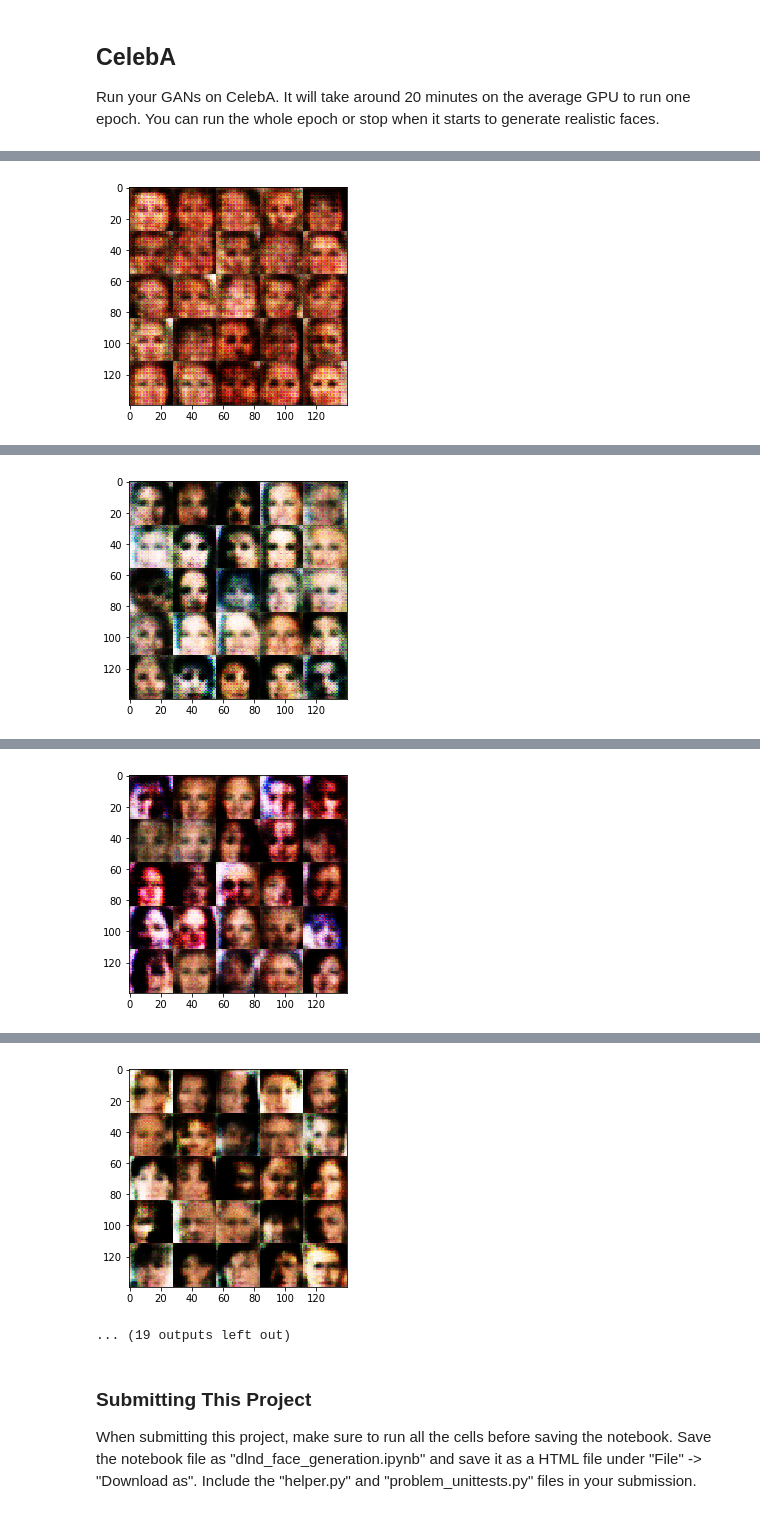
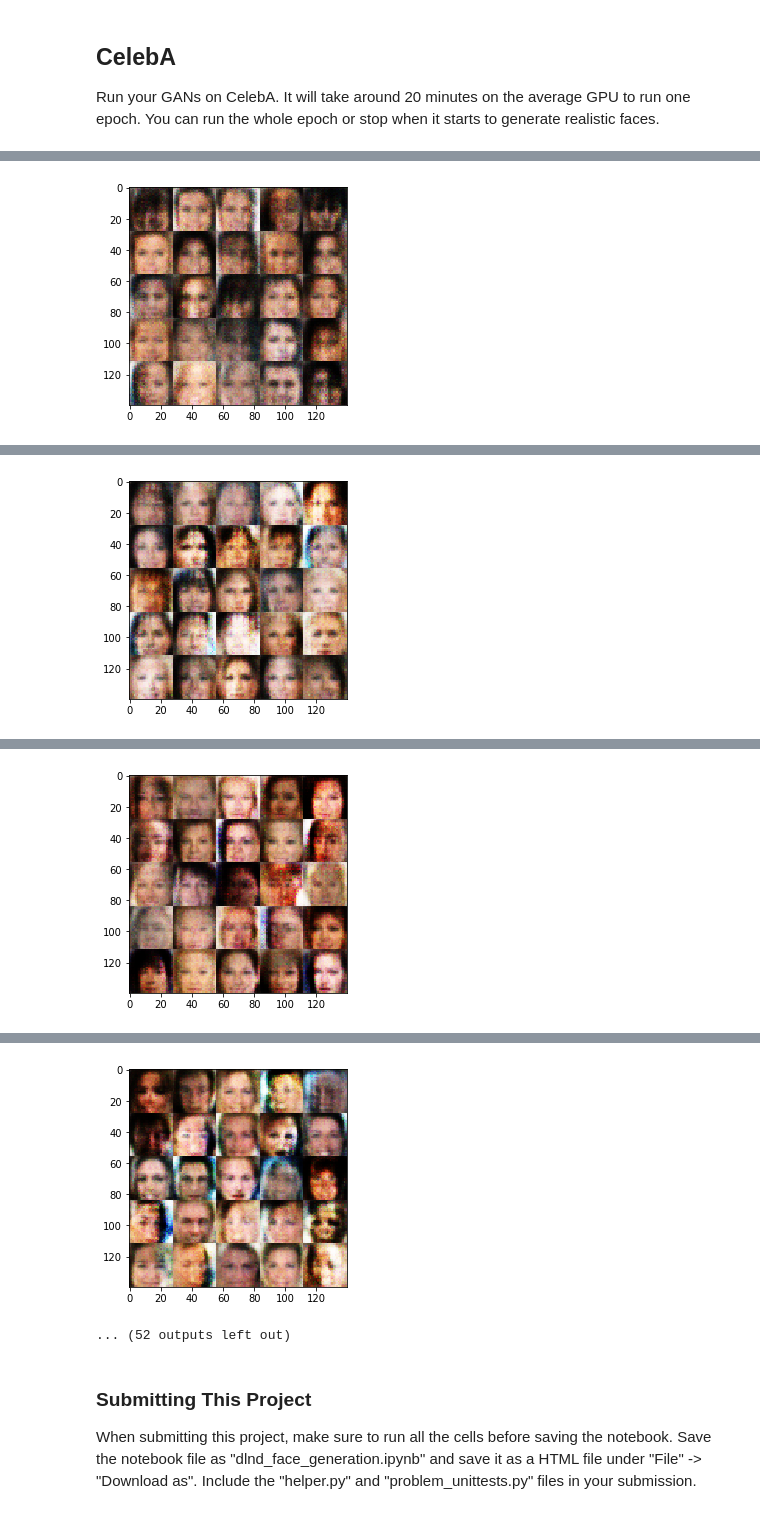
Before and after one commit to WillMc93/DeepLearningProject5, a Jupyter notebook: dlnd_face_generation.ipynb, the cells around one changed output, grey strips where cells are left out. Saved outputs shown, nothing was run; the diff lists cells and outputs as text; code cells hidden in the pictures.

```diff
--- a/dlnd_face_generation.ipynb
+++ b/dlnd_face_generation.ipynb
@@ -155,31 +158,31 @@ def discriminator(images, reuse=False):
 
     with tf.variable_scope('discriminator', reuse = reuse):
         # With a wave of my wand, I generate . . . MAGIC NUMBERS! WHAM-BAM-ALAKAZAM
-        d1 = tf.layers.conv2d(images, 64, 5, strides = 2, padding = 'same',
+        d1 = tf.layers.conv2d(images, 128, 5, strides = 2, padding = 'same',
                              kernel_initializer = tf.contrib.layers.xavier_initializer())
         relu1 = leakyRelu(d1)
         #print(relu1.get_shape().as_list())
 
-        d2 = tf.layers.conv2d(relu1, 128, 5, strides = 2, padding = 'same',
+        d2 = tf.layers.conv2d(relu1, 256, 5, strides = 2, padding = 'same',
                              kernel_initializer = tf.contrib.layers.xavier_initializer())
         bn2 = tf.layers.batch_normalization(d2, training = True)
         relu2 = leakyRelu(bn2)
         #print(relu2.get_shape().as_list())
 
-        d3 = tf.layers.conv2d(relu2, 256, 5, strides = 2, padding = 'same',
+        d3 = tf.layers.conv2d(relu2, 512, 5, strides = 2, padding = 'same',
                              kernel_initializer = tf.contrib.layers.xavier_initializer())
         bn3 = tf.layers.batch_normalization(d3, training = True)
         relu3 = leakyRelu(bn3)
         #print(relu3.get_shape().as_list())
 
-        d4 = tf.layers.conv2d(relu3, 512, 5, strides = 2, padding = 'same',
+        d4 = tf.layers.conv2d(relu3, 1024, 5, strides = 2, padding = 'same',
                              kernel_initializer = tf.contrib.layers.xavier_initializer())
         bn4 = tf.layers.batch_normalization(d4, training = True)
         relu4 = leakyRelu(bn4)
         #print(relu4.get_shape().as_list())
 
 
-        flat = tf.reshape(relu4, (-1, 2*2*512))
+        flat = tf.reshape(relu4, (-1, 4*4*256))
         logits = tf.layers.dense(flat, 1,
                                 kernel_initializer = tf.contrib.layers.xavier_initializer())
         out = tf.sigmoid(logits)
@@ -207,35 +210,34 @@ def generator(z, out_channel_dim, is_train=True):
     # TODO: Implement Function
     alpha = 0.2
 
-    # Alright Mr. Forums-guy, I'll try that, but it can't possibly be righ- oh fark me.
     with tf.variable_scope('generator', reuse = not is_train) as scope:
         # WHA-FLA-ABRACADABRA
-        l1 = tf.layers.dense(z, 7*7*512)
+        l1 = tf.layers.dense(z, 2*2*1024)
 
-        l1 = tf.reshape(l1, (-1, 7, 7, 512))
+        l1 = tf.reshape(l1, (-1, 2, 2, 1024))
         l1 = tf.layers.batch_normalization(l1, training = is_train)
         l1 = leakyRelu(l1)
         #print(l1.get_shape().as_list())
 
-        l2 = tf.layers.conv2d_transpose(l1, 256, 5, strides = 2, padding = 'same',
+        l2 = tf.layers.conv2d_transpose(l1, 512, 5, strides = 2, padding = 'same',
                                        kernel_initializer = tf.contrib.layers.xavier_initializer())
         l2 = tf.layers.batch_normalization(l2, training = is_train)
         l2 = leakyRelu(l2)
         #print(l2.get_shape().as_list())
 
-        l3 = tf.layers.conv2d_transpose(l2, 128, 5, strides = 2, padding = 'same',
+        l3 = tf.layers.conv2d_transpose(l2, 256, 4, strides = 1, padding = 'valid',
                                        kernel_initializer = tf.contrib.layers.xavier_initializer())
         l3 = tf.layers.batch_normalization(l3, training = is_train)
         l3 = leakyRelu(l3)
         #print(l3.get_shape().as_list())
 
-        #l4 = tf.layers.conv2d_transpose(l3, 128, 5, strides = 1, padding = 'same',
-        #                               kernel_initializer = tf.contrib.layers.xavier_initializer())
-        #l4 = tf.layers.batch_normalization(l4, training = is_train)
-        #l4 = tf.maximum(alpha * l4, l4)
+        l4 = tf.layers.conv2d_transpose(l3, 128, 5, strides = 2, padding = 'same',
+                                       kernel_initializer = tf.contrib.layers.xavier_initializer())
+        l4 = tf.layers.batch_normalization(l4, training = is_train)
+        l4 = leakyRelu(l4)
         #print(l4.get_shape().as_list())
 
-        logits = tf.layers.conv2d_transpose(l3, out_channel_dim, 5, strides = 1, padding = 'same',
+        logits = tf.layers.conv2d_transpose(l4, out_channel_dim, 5, strides = 2, padding = 'same',
                                            kernel_initializer = tf.contrib.layers.xavier_initializer())
         #print(logits.get_shape().as_list())
 
@@ -267,6 +269,7 @@ def model_loss(input_real, input_z, out_channel_dim):
     :return: A tuple of (discriminator loss, generator loss)
     """
     # TODO: Implement Function
+    smooth = 0.1
 
     gen = generator(input_z, out_channel_dim)
     dis_model_real, dis_logits_real = discriminator(input_real)
@@ -274,7 +277,7 @@ def model_loss(input_real, input_z, out_channel_dim):
 
     dis_loss_real = tf.reduce_mean(
         tf.nn.sigmoid_cross_entropy_with_logits(logits = dis_logits_real,
-                                                labels = tf.ones_like(dis_model_real) * np.random.uniform(0.7, 1.2)))
+                                                labels = tf.ones_like(dis_model_real) * (1 - smooth)))
     dis_loss_fake = tf.reduce_mean(
         tf.nn.sigmoid_cross_entropy_with_logits(logits = dis_logits_fake, labels = tf.zeros_like(dis_model_fake)))
     gen_loss = tf.reduce_mean(
@@ -506,8 +509,8 @@ Epoch 1/2... Discriminator Loss: 1.3003... Generator Loss: 0.4372
 ## CelebA
 Run your GANs on CelebA.  It will take around 20 minutes on the average GPU to run one epoch.  You can run the whole epoch or stop when it starts to generate realistic faces.
 # %%
-batch_size =
-z_dim = 200
+batch_size = 64
+z_dim = 64
 learning_rate = 0.0001
 beta1 = 0.1
 
@@ -557 +560 @@ Epoch 1/1... Discriminator Loss: 0.8608... Generator Loss: 1.7195
-[figure, old version]
+[figure, new version]
@@ -568 +571 @@ Epoch 1/1... Discriminator Loss: 1.4198... Generator Loss: 0.6439
-[figure, old version]
+[figure, new version]
@@ -579 +582 @@ Epoch 1/1... Discriminator Loss: 0.6429... Generator Loss: 3.0938
-[figure, old version]
+[figure, new version]
@@ -590,5 +593,5 @@ Epoch 1/1... Discriminator Loss: 0.6629... Generator Loss: 2.9028
-[figure, old version]
+[figure, new version]
-... (19 outputs left out)
+... (52 outputs left out)
 # %% [markdown]
 ### Submitting This Project
 When submitting this project, make sure to run all the cells before saving the notebook. Save the notebook file as "dlnd_face_generation.ipynb" and save it as a HTML file under "File" -> "Download as". Include the "helper.py" and "problem_unittests.py" files in your submission.
```
Also changed, not shown: parts of 3 cells of this notebook.
